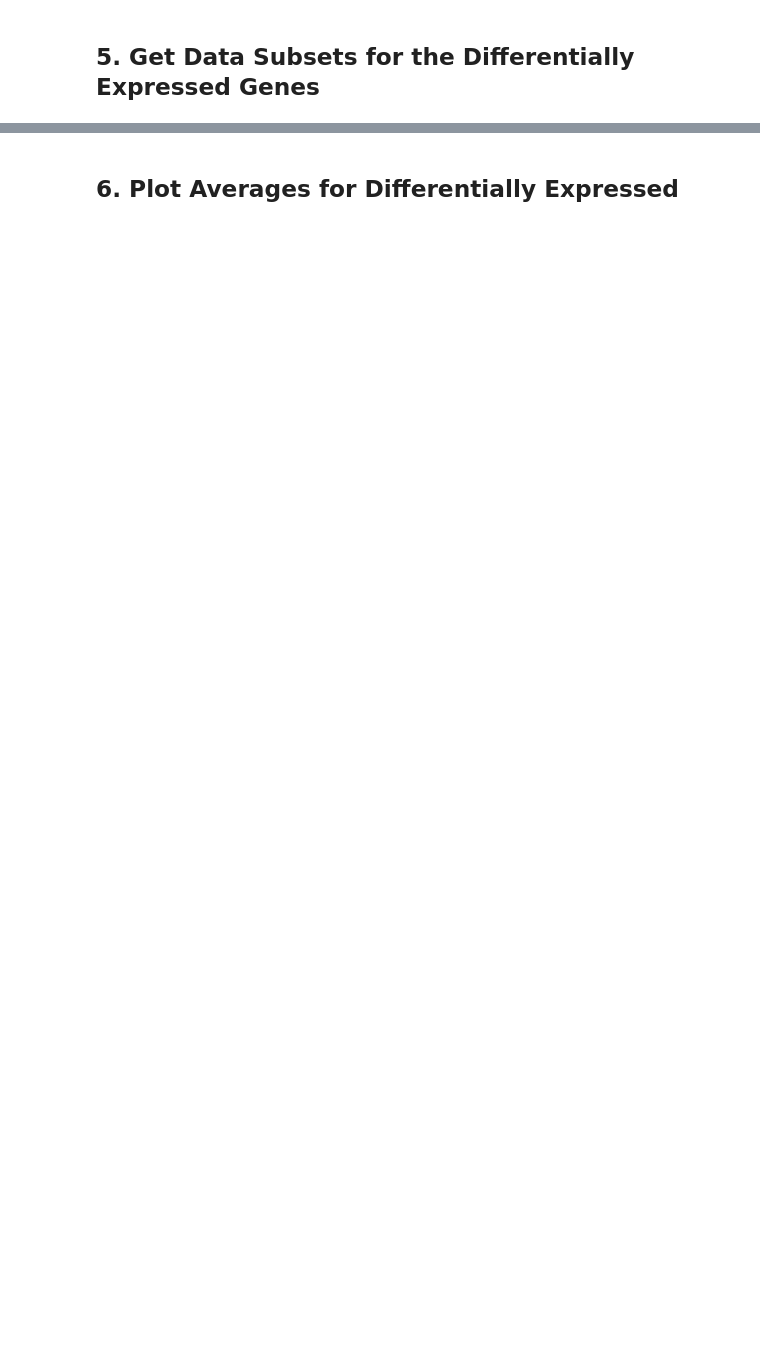
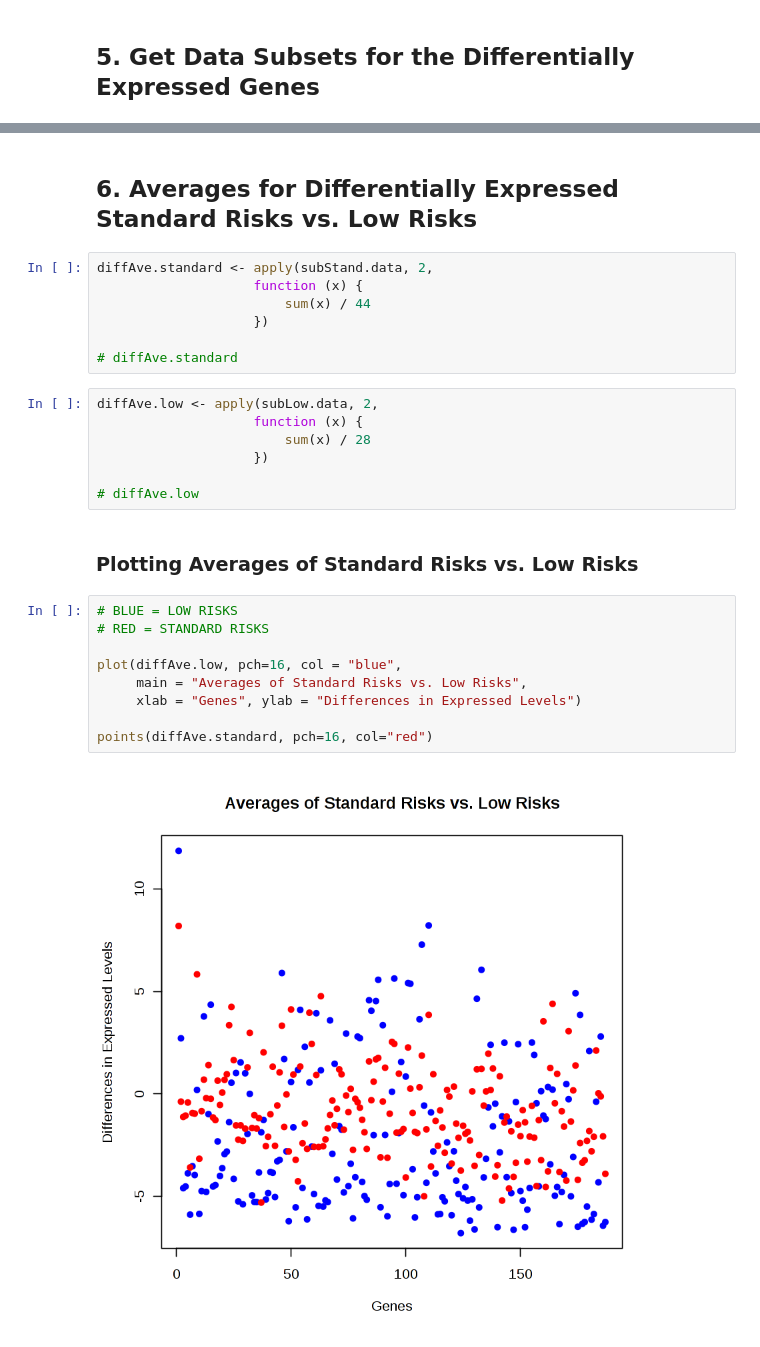
Before and after one commit to tmnx/AML-Project, a Jupyter notebook: AML Group Project.ipynb, the cells around one changed output, grey strips where cells are left out. Cells and saved outputs as stored; diff of their text form; blank space fills up the shorter version.

```diff
--- a/AML Group Project.ipynb
+++ b/AML Group Project.ipynb
@@ -175,2 +72,29 @@ subLow.data <- aml.data[45:72, indexes]  # subset of low risks
 # %% [markdown]
-## 6. Plot Averages for Differentially Expressed
+## 6. Averages for Differentially Expressed Standard Risks vs. Low Risks
+# %%
+diffAve.standard <- apply(subStand.data, 2,
+                    function (x) {
+                        sum(x) / 44
+                    })
+
+# diffAve.standard
+# %%
+diffAve.low <- apply(subLow.data, 2,
+                    function (x) {
+                        sum(x) / 28
+                    })
+
+# diffAve.low
+# %% [markdown]
+### Plotting Averages of Standard Risks vs. Low Risks
+# %%
+# BLUE = LOW RISKS
+# RED = STANDARD RISKS
+
+plot(diffAve.low, pch=16, col = "blue",
+     main = "Averages of Standard Risks vs. Low Risks",
+     xlab = "Genes", ylab = "Differences in Expressed Levels")
+
+points(diffAve.standard, pch=16, col="red")
+# %% [output]
+[figure, added]
```
Also changed, not shown: parts of 14 cells of this notebook.
